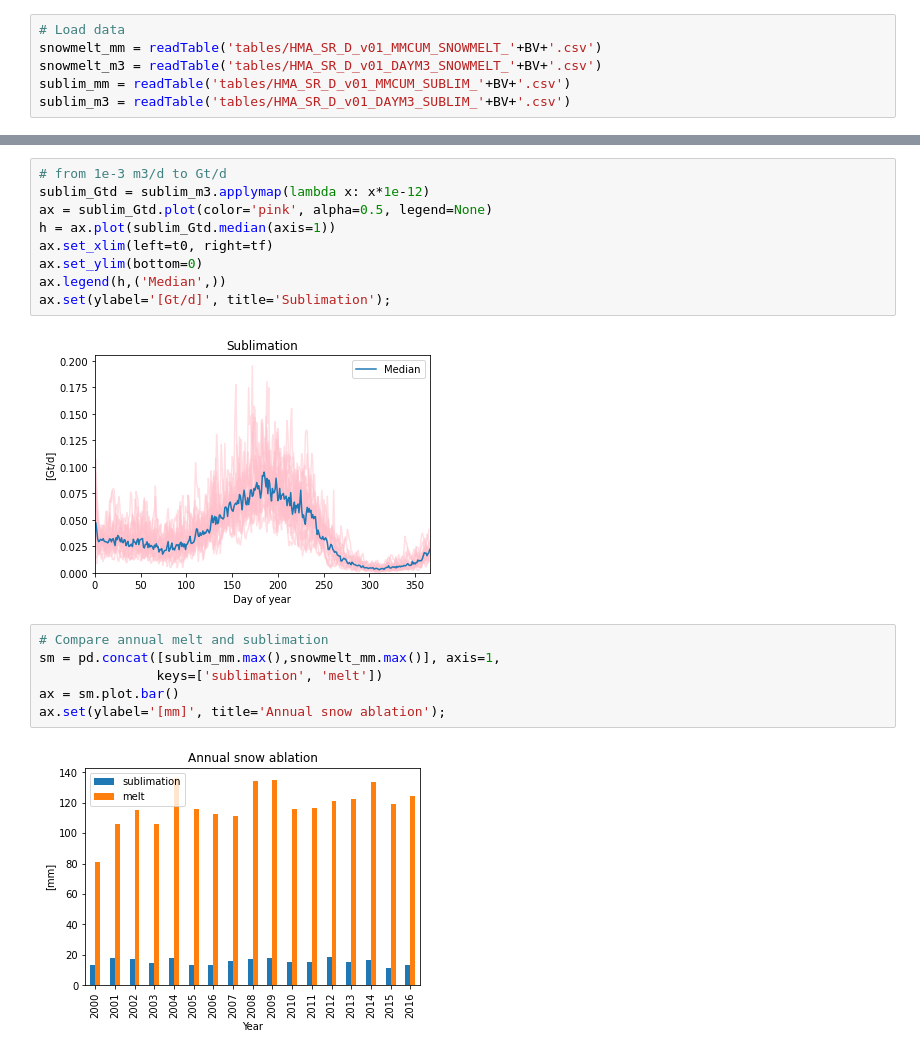
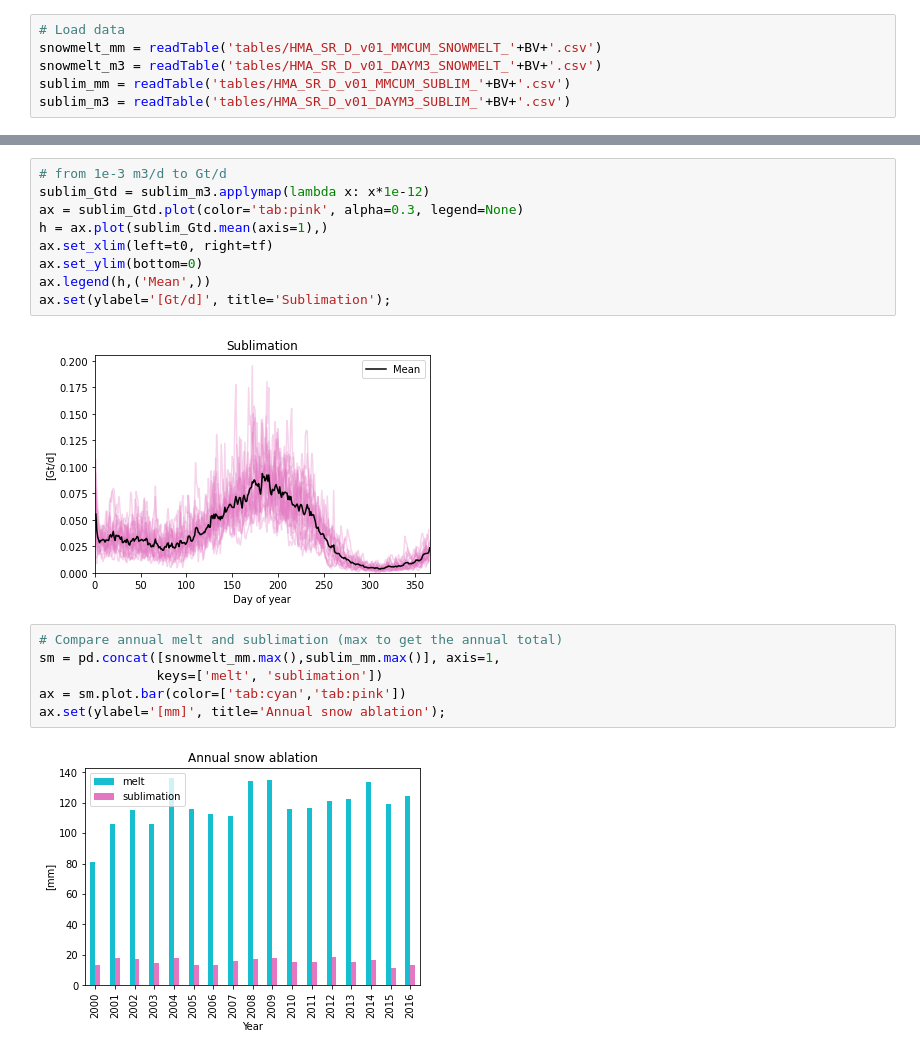
Before and after one commit to sgascoin/HMA-Snow-Reanalysis-scripts, a Jupyter notebook: hmasr-plot.ipynb, the cells around one changed output, grey strips where cells are left out. Drawn from its saved outputs; the diff is of its cells as text.

```diff
--- a/hmasr-plot.ipynb
+++ b/hmasr-plot.ipynb
@@ -73,22 +82,22 @@ ax.legend(loc='upper left',ncol=2, title='Year');
 # %%
 # from 1e-3 m3/d to Gt/d
 sublim_Gtd = sublim_m3.applymap(lambda x: x*1e-12)
-ax = sublim_Gtd.plot(color='pink', alpha=0.5, legend=None)
-h = ax.plot(sublim_Gtd.median(axis=1))
+ax = sublim_Gtd.plot(color='tab:pink', alpha=0.3, legend=None)
+h = ax.plot(sublim_Gtd.mean(axis=1),)
 ax.set_xlim(left=t0, right=tf)
 ax.set_ylim(bottom=0)
-ax.legend(h,('Median',))
+ax.legend(h,('Mean',))
 ax.set(ylabel='[Gt/d]', title='Sublimation');
 # %% [output]
-[figure, old version]
+[figure, new version]
 # %%
-# Compare annual melt and sublimation
-sm = pd.concat([sublim_mm.max(),snowmelt_mm.max()], axis=1,
-               keys=['sublimation', 'melt'])
-ax = sm.plot.bar()
+# Compare annual melt and sublimation (max to get the annual total)
+sm = pd.concat([snowmelt_mm.max(),sublim_mm.max()], axis=1,
+               keys=['melt', 'sublimation'])
+ax = sm.plot.bar(color=['tab:cyan','tab:pink'])
 ax.set(ylabel='[mm]', title='Annual snow ablation');
 # %% [output]
-[figure, old version]
+[figure, new version]
 # %%
 # plot sublimation:ablation ratio
 sublimRatio = 100*sublim_mm.max()/(snowmelt_mm.max()+sublim_mm.max())
```
Also changed, not shown: parts of 10 cells of this notebook.
